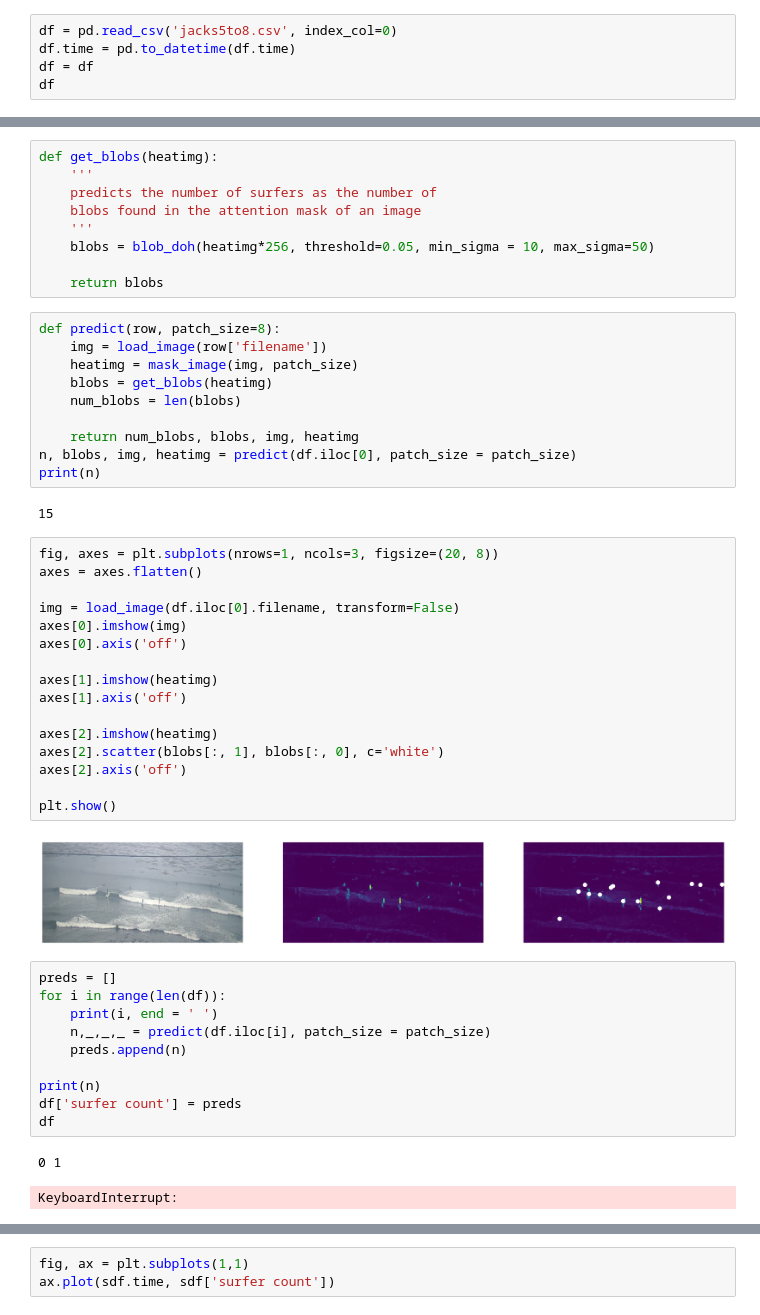
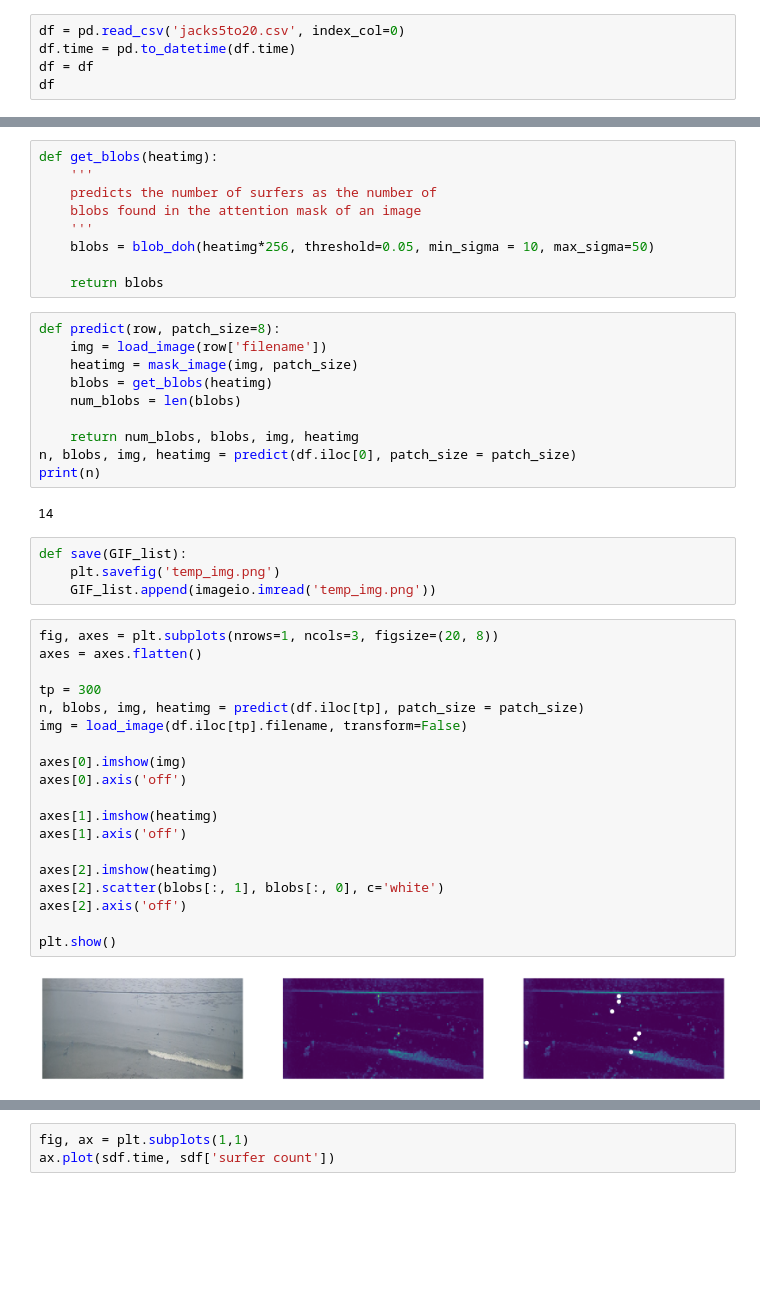
Before and after one commit to tukavic/surf-detection, a Jupyter notebook: dino/prediction_pipeline.ipynb, the cells around one changed output, grey strips where cells are left out. Drawn from its saved outputs; the diff is of its cells as text; blank space fills up the shorter version.

```diff
--- a/dino/prediction_pipeline.ipynb
+++ b/dino/prediction_pipeline.ipynb
@@ -21,7 +23,7 @@ os.environ['KMP_DUPLICATE_LIB_OK']='TRUE'
 # %% [markdown]
 # Load Dataset
 # %%
-df = pd.read_csv('jacks5to8.csv', index_col=0)
+df = pd.read_csv('jacks5to20.csv', index_col=0)
 df.time = pd.to_datetime(df.time)
 df = df
 df
@@ -152,35 +154,29 @@ def predict(row, patch_size=8):
 n, blobs, img, heatimg = predict(df.iloc[0], patch_size = patch_size)
 print(n)
 # %% [output]
-15
+14
+# %%
+def save(GIF_list):
+    plt.savefig('temp_img.png')
+    GIF_list.append(imageio.imread('temp_img.png'))
 # %%
 fig, axes = plt.subplots(nrows=1, ncols=3, figsize=(20, 8))
 axes = axes.flatten()
 
-img = load_image(df.iloc[0].filename, transform=False)
+tp = 300
+n, blobs, img, heatimg = predict(df.iloc[tp], patch_size = patch_size)
+img = load_image(df.iloc[tp].filename, transform=False)
+
 axes[0].imshow(img)
 axes[0].axis('off')
 
 axes[1].imshow(heatimg)
 axes[1].axis('off')
 
 axes[2].imshow(heatimg)
 axes[2].scatter(blobs[:, 1], blobs[:, 0], c='white')
 axes[2].axis('off')
 
 plt.show()
 # %% [output]
-[figure, old version]
+[figure, new version]
-# %%
-preds = []
-for i in range(len(df)):
-    print(i, end = ' ')
-    n,_,_,_ = predict(df.iloc[i], patch_size = patch_size)
-    preds.append(n)
-
-print(n)
-df['surfer count'] = preds
-df
-# %% [output]
-0 1
-KeyboardInterrupt:
```
Also changed, not shown: parts of 9 cells of this notebook, 3 other files.
